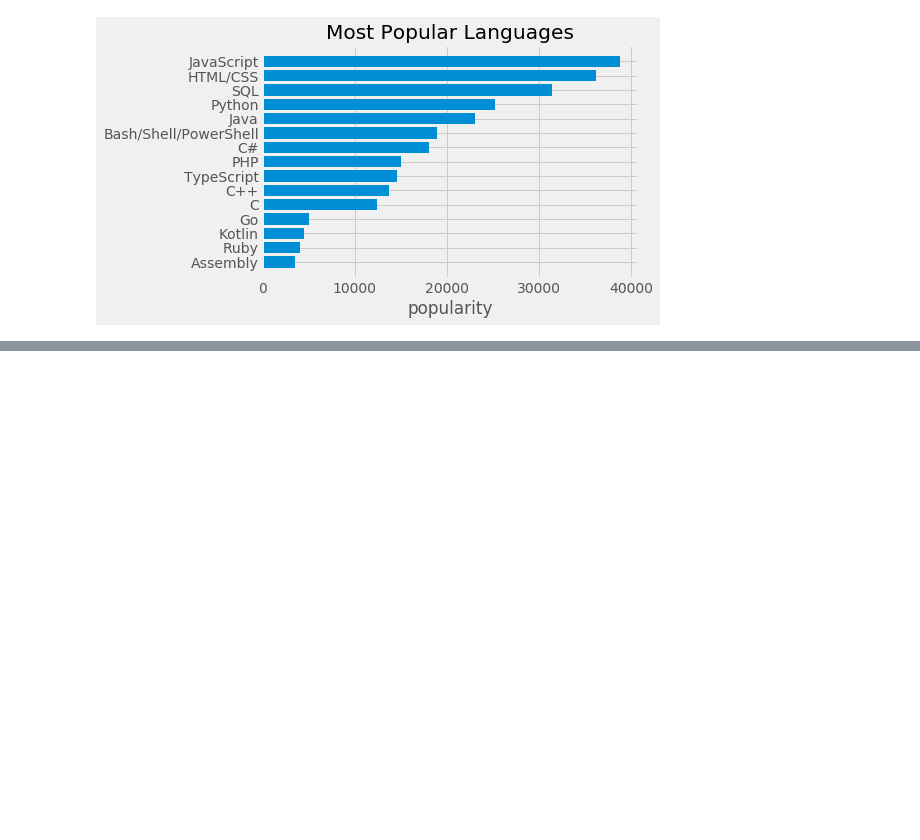
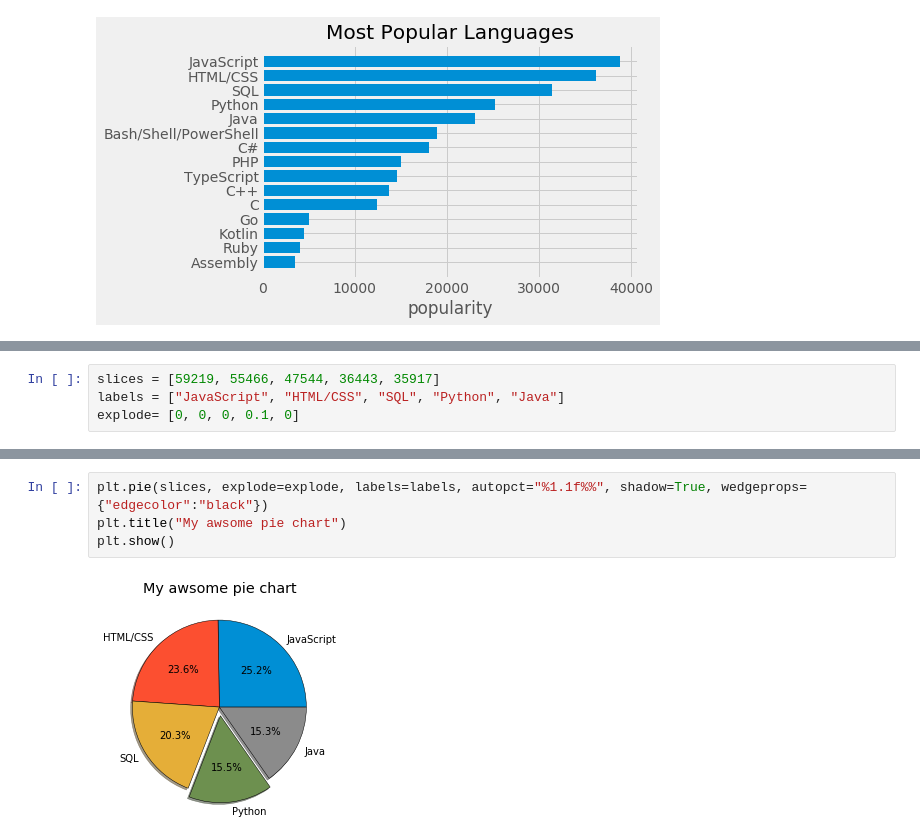
Before and after one commit to yonycherkos/data_analysis, a Jupyter notebook: matplotlib/Matplotlib Tutorials.ipynb, the cells around one changed output, grey strips where cells are left out. Drawn from its saved outputs; the diff is of its cells as text; blank space fills up the shorter version.

Commit message:
3. Pie Charts

```diff
--- a/matplotlib/Matplotlib Tutorials.ipynb
+++ b/matplotlib/Matplotlib Tutorials.ipynb
@@ -127,0 +130,4 @@ Text(0.5, 1.0, 'Most Popular Languages')
+# %%
+slices = [59219, 55466, 47544, 36443, 35917]
+labels = ["JavaScript", "HTML/CSS", "SQL", "Python", "Java"]
+explode= [0, 0, 0, 0.1, 0]
@@ -127,0 +154,6 @@ Text(0.5, 1.0, 'Most Popular Languages')
+# %%
+plt.pie(slices, explode=explode, labels=labels, autopct="%1.1f%%", shadow=True, wedgeprops={"edgecolor":"black"})
+plt.title("My awsome pie chart")
+plt.show()
+# %% [output]
+[figure, added]
```
Also changed, not shown: parts of 2 cells of this notebook.
